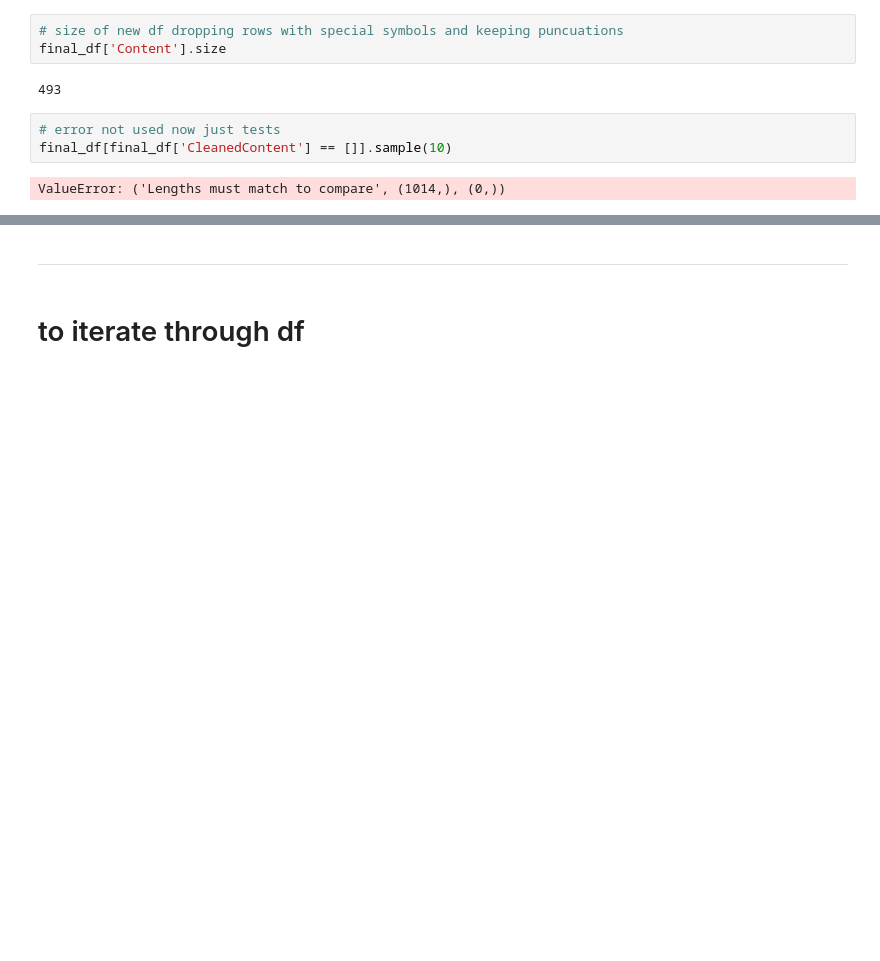
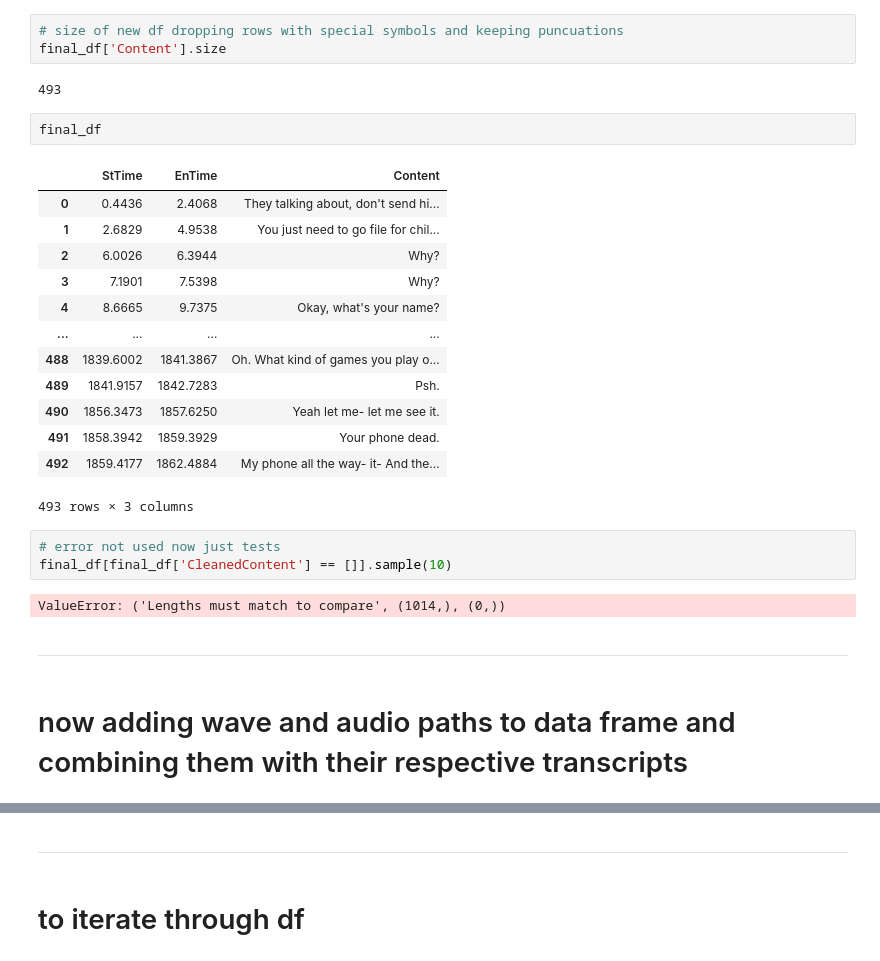
Before and after one commit to NACME-AIML-2024/final-project-dialect-dynamics, a Jupyter notebook: notebooks/cleaning-data.ipynb, the cells around one changed output, grey strips where cells are left out. Saved outputs shown, nothing was run; the diff lists cells and outputs as text; blank space fills up the shorter version.

```diff
--- a/notebooks/cleaning-data.ipynb
+++ b/notebooks/cleaning-data.ipynb
@@ -338,8 +340,28 @@ Name: Content, dtype: object
 final_df['Content'].size
 # %% [output]
 493
+# %%
+final_df
+# %% [output]
+|  | StTime | EnTime | Content |
+| 0 | 0.4436 | 2.4068 | They talking about, don't send hi... |
+| 1 | 2.6829 | 4.9538 | You just need to go file for chil... |
+| 2 | 6.0026 | 6.3944 | Why? |
+| 3 | 7.1901 | 7.5398 | Why? |
+| 4 | 8.6665 | 9.7375 | Okay, what's your name? |
+| ... | ... | ... | ... |
+| 488 | 1839.6002 | 1841.3867 | Oh. What kind of games you play o... |
+| 489 | 1841.9157 | 1842.7283 | Psh. |
+| 490 | 1856.3473 | 1857.6250 | Yeah let me- let me see it. |
+| 491 | 1858.3942 | 1859.3929 | Your phone dead. |
+| 492 | 1859.4177 | 1862.4884 | My phone all the way- it- And the... |
+493 rows × 3 columns
 # %%
 # error not used now just tests
 final_df[final_df['CleanedContent'] == []].sample(10)
 # %% [output]
 ValueError: ('Lengths must match to compare', (1014,), (0,))
+# %% [markdown]
+---
+# %% [markdown]
+# now adding wave and audio paths to data frame and combining them with their respective transcripts
```
Also changed, not shown: parts of 15 cells of this notebook.
